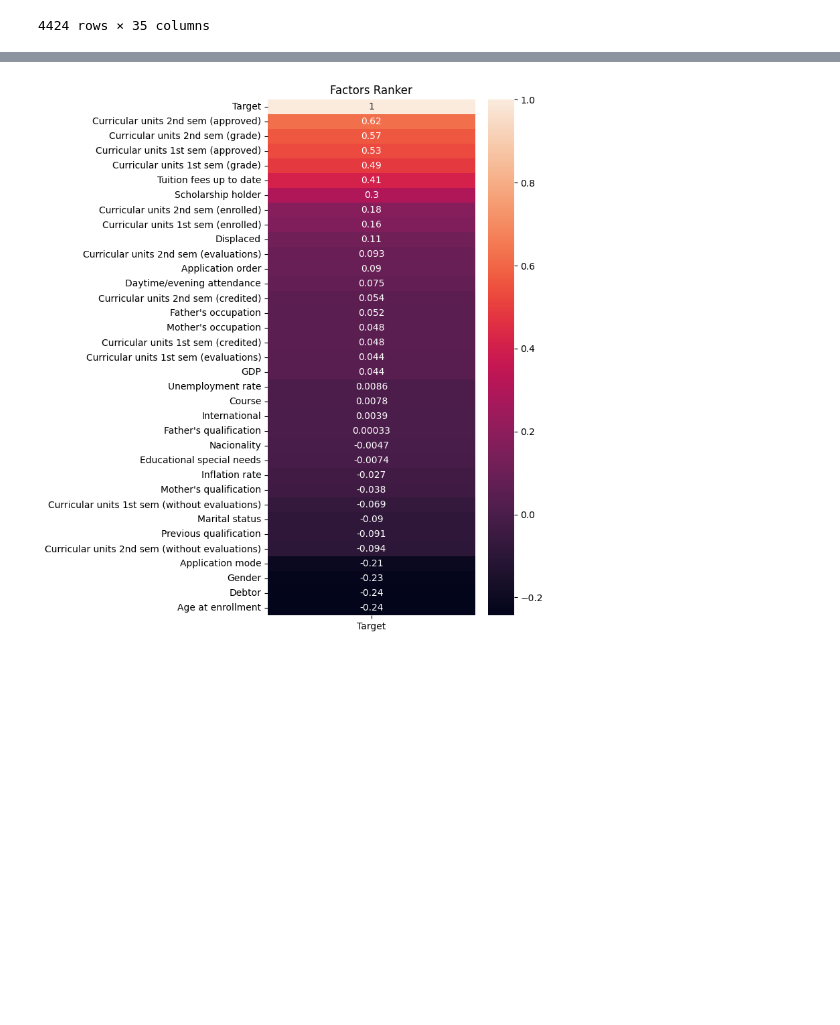
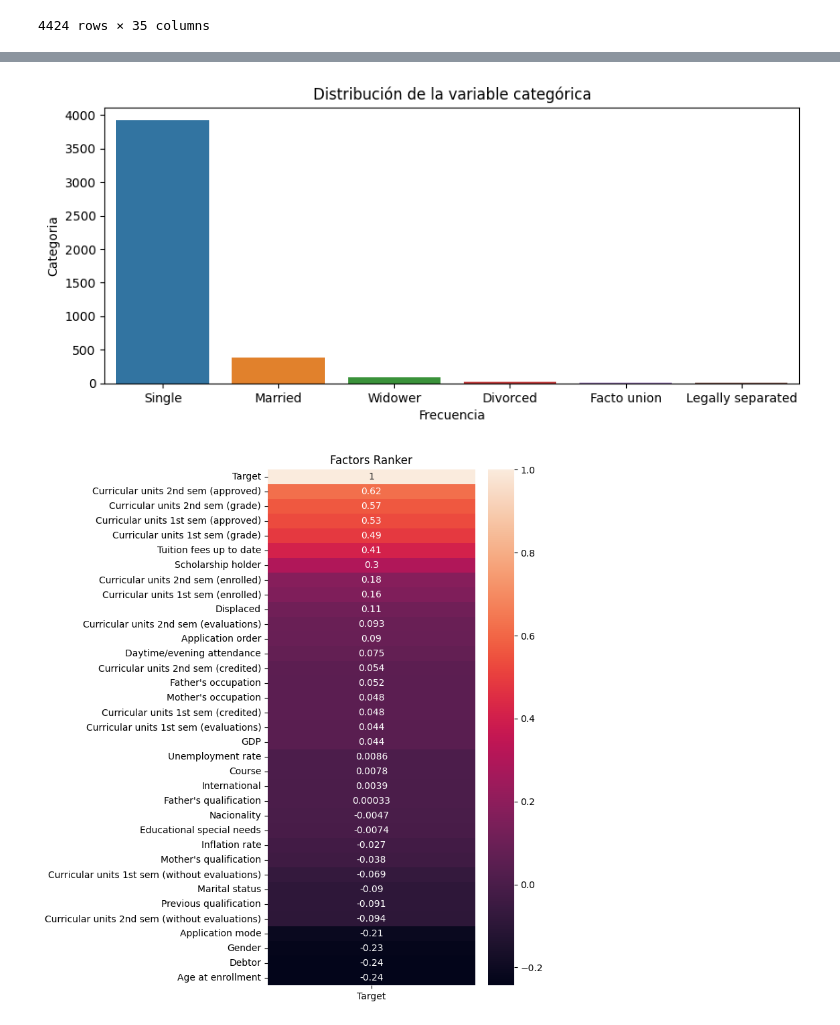
Before and after one commit to MartinJaureguy/Dropout-Prediction-Model, a Jupyter notebook: notebook/notebook.ipynb, the cells around one changed output, grey strips where cells are left out. Cells and saved outputs as stored; diff of their text form; code cells hidden in the pictures; blank space fills up the shorter version.

```diff
--- a/notebook/notebook.ipynb
+++ b/notebook/notebook.ipynb
@@ -60,3 +72,14 @@ dtype: int64
+# %%
+nombres = {1: "Single", 2: "Married", 3: "Widower", 4: "Divorced", 5: "Facto union", 6: "Legally separated"}
+plt.figure(figsize=(10,4))
+sns.countplot(x="Marital status", data=df, order=df["Marital status"].value_counts().index)
+plt.xlabel("Frecuencia")
+plt.ylabel("Categoria")
+plt.title("Distribución de la variable categórica")
+plt.xticks(np.arange(len(nombres)), nombres.values())
+plt.show()
+# %% [output]
+[figure, added]
 # %%
 df.replace("Dropout",0,inplace=True)
 df.replace("Enrolled",1,inplace=True)
```
Also changed, not shown: parts of 3 cells of this notebook.
